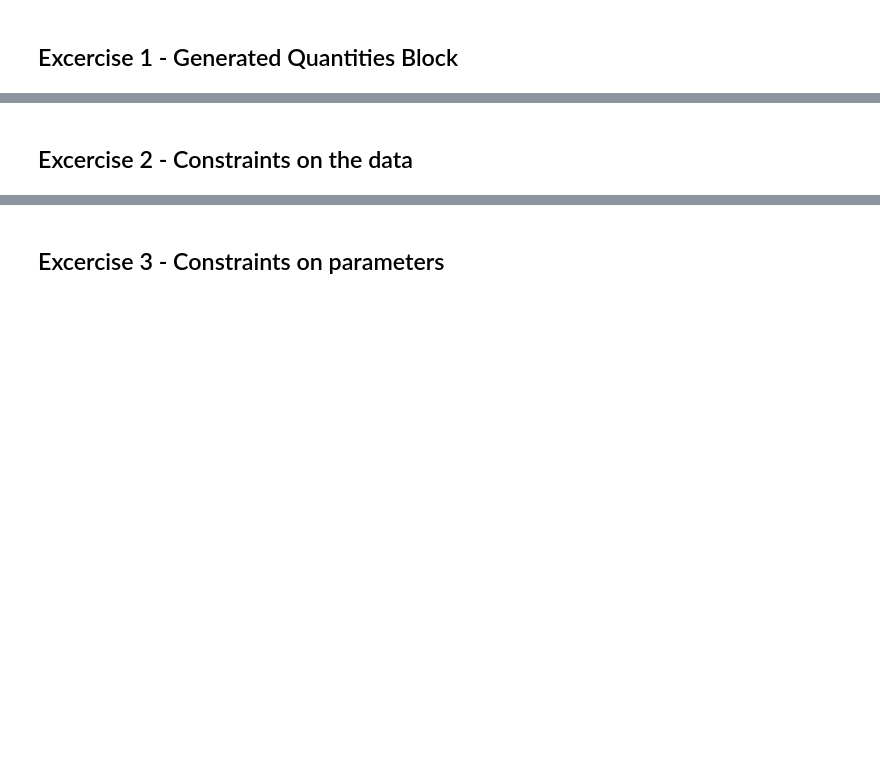
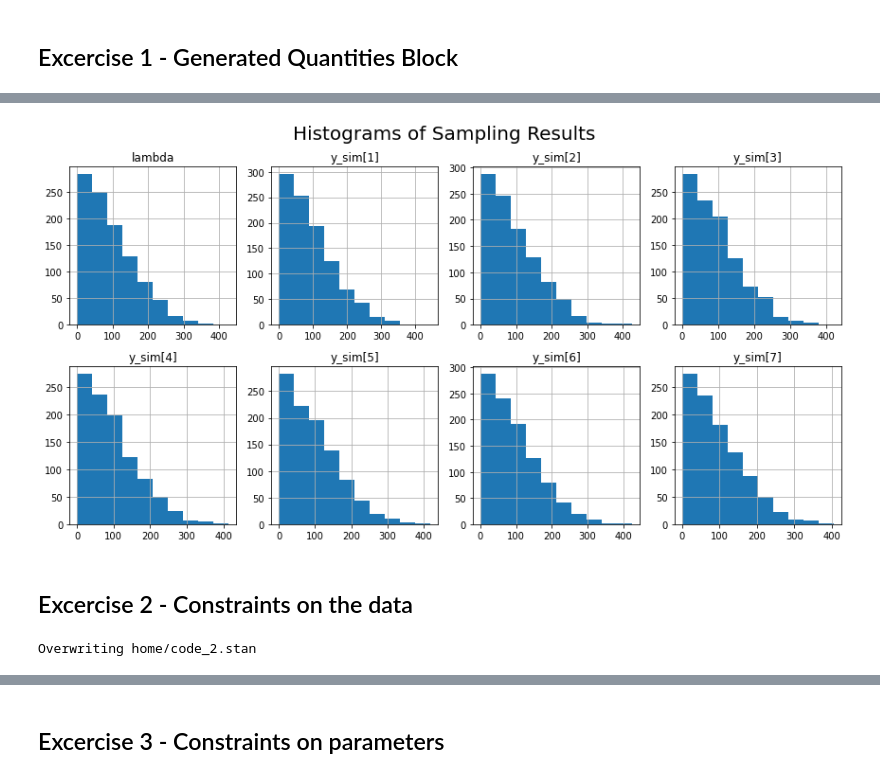
Before and after one commit to andrzejjnk/DataAnalytics2024, a Jupyter notebook: lab2.ipynb, the cells around one changed output, grey strips where cells are left out. Drawn from its saved outputs; the diff is of its cells as text; code cells hidden in the pictures; blank space fills up the shorter version.

Commit message:
Add jupyter notebook with solutions for Data Analytics second classes

```diff
--- a/lab2.ipynb
+++ b/lab2.ipynb
@@ -5,6 +5,9 @@ import arviz as az
 import numpy as np
 import matplotlib.pyplot as plt
 import scipy.stats as stats
+# %%
+F = 7
+L = 5
 # %% [markdown]
 ## Excercise 1 -  Generated Quantities Block
 # %%
@@ -27,3 +28,3 @@ Overwriting code_1.stan
 # %%
-gen_quant = CmdStanModel(stan_file='code_1.stan')
+gen_quant = CmdStanModel(stan_file='home/code_1.stan')
 # %% [output]
@@ -35,6 +33,6 @@ ValueError: No CmdStan installation found, run command "install_cmdstan"or (re)a
 # %%
-samples = gen_quant.sample(data={'M':10},
+samples = gen_quant.sample(data={'M':F},
                             fixed_param=True,
                             iter_sampling=1000,
-                            iter_warmup=0,
+                            iter_warmup=1,
                             chains = 1)
@@ -40,0 +63,4 @@ samples = gen_quant.sample(data={'M':10},
+# %%
+samples_columns_names = samples.column_names[2:]
+df = pd.DataFrame((samples.draws()[:, :, 2:]).reshape(1000, 8), columns=samples_columns_names)
+df
@@ -41,3 +81,26 @@ samples = gen_quant.sample(data={'M':10},
+# %%
+df.hist(figsize=(12, 6), layout=(2, 4))
+plt.tight_layout()
+plt.suptitle('Histograms of Sampling Results', y=1.04, fontsize=20)
+plt.show()
+# %% [output]
+[figure, added]
 # %% [markdown]
 ## Excercise 2 - Constraints on the data
+# %%
+%%writefile home/code_2.stan
+data {
+    int N;
+    array [N] int y;
+}
+
+parameters {
+    real<lower=0,upper=1> theta;
+}
+model {
+    theta ~ beta(1,1);
+    y ~ bernoulli(theta);
+}
+# %% [output]
+Overwriting home/code_2.stan
 # %%
```
Also changed, not shown: parts of 39 cells of this notebook.
